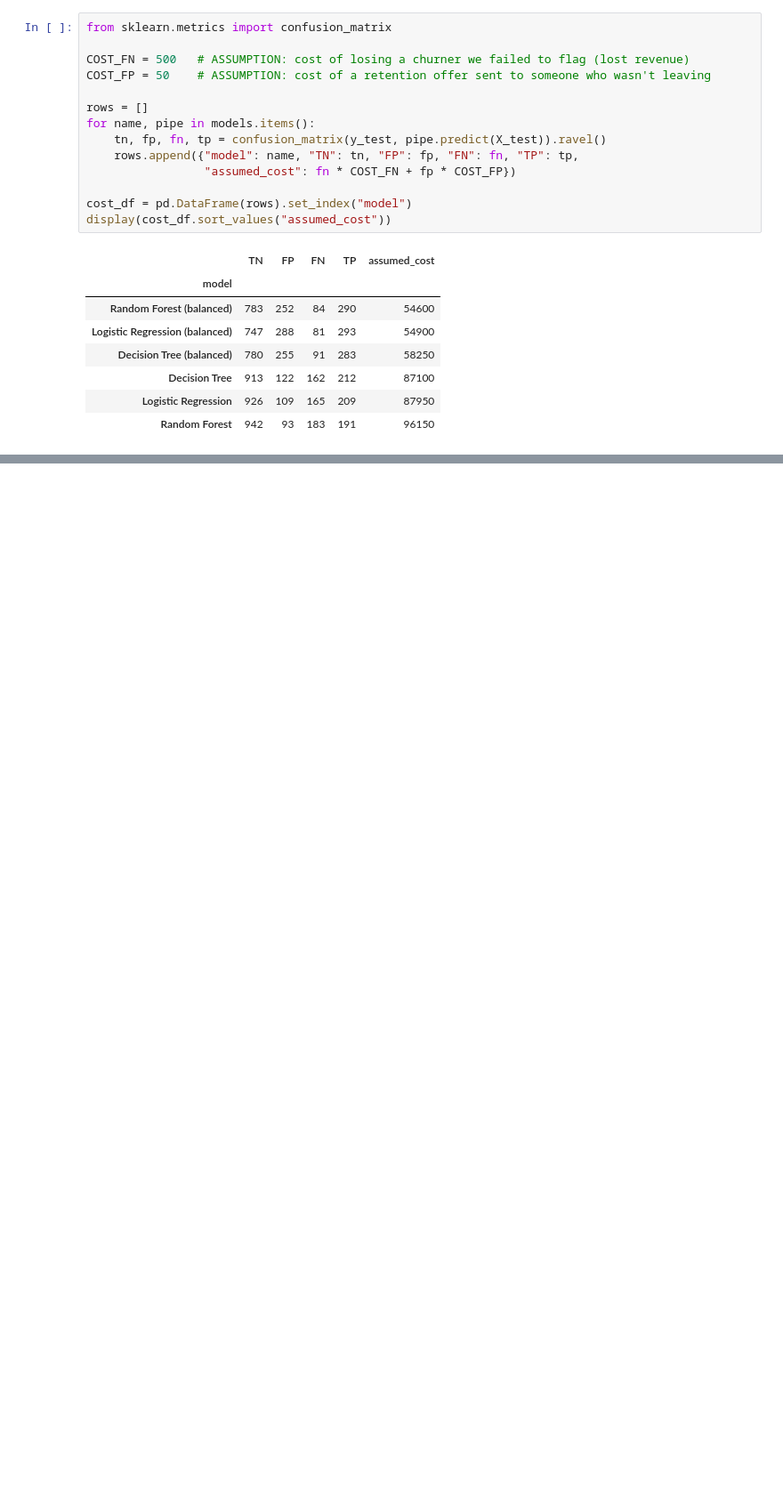
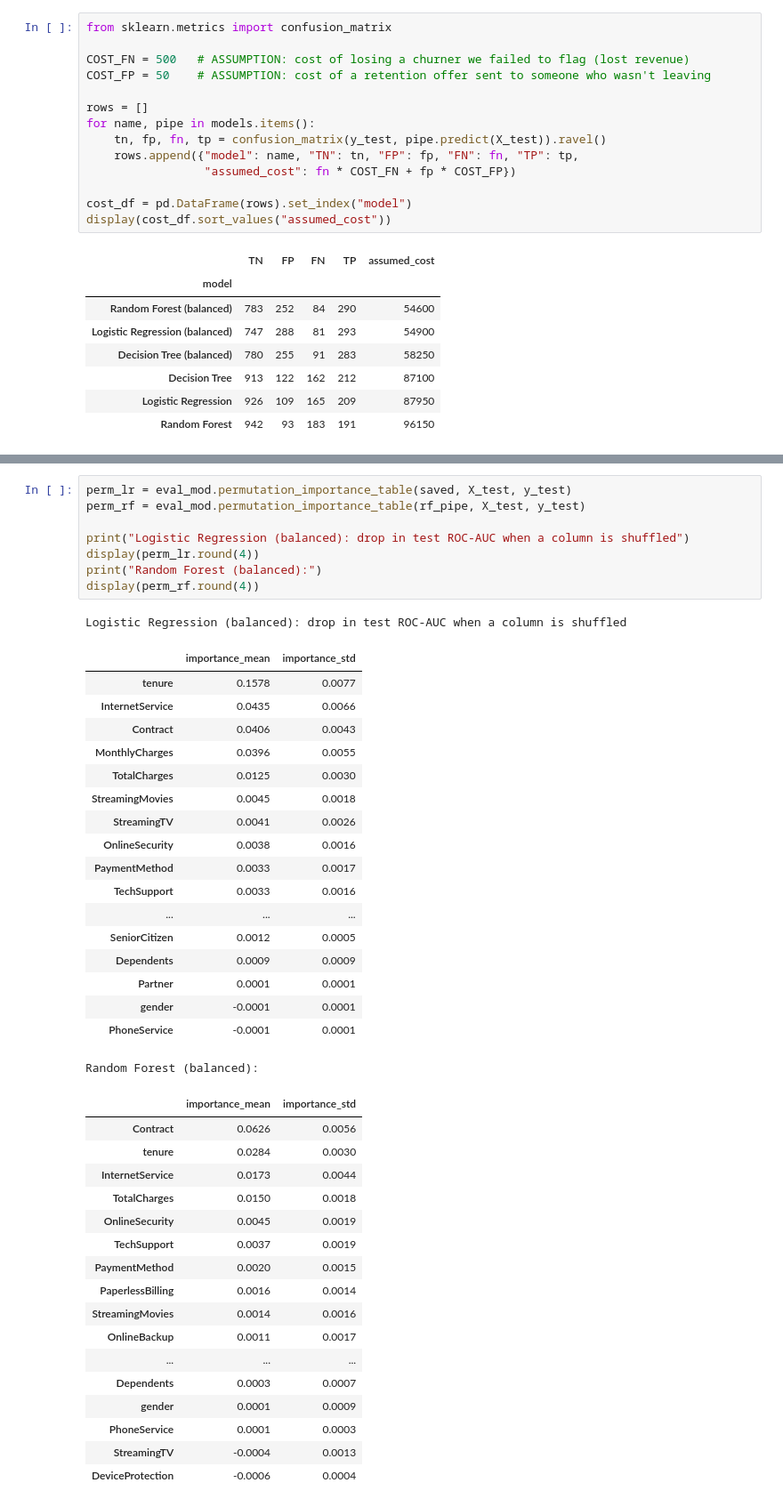
Before and after one commit to pavannangadi/Customer-Churn-Prediction-Telco-, a Jupyter notebook: notebooks/customer_churn_analysis.ipynb, the cells around one changed output, grey strips where cells are left out. Shown at 89% size. Drawn from its saved outputs; the diff is of its cells as text; blank space fills up the shorter version.

```diff
--- a/notebooks/customer_churn_analysis.ipynb
+++ b/notebooks/customer_churn_analysis.ipynb
@@ -400,0 +497,45 @@ display(cost_df.sort_values("assumed_cost"))
+# %%
+perm_lr = eval_mod.permutation_importance_table(saved, X_test, y_test)
+perm_rf = eval_mod.permutation_importance_table(rf_pipe, X_test, y_test)
+
+print("Logistic Regression (balanced): drop in test ROC-AUC when a column is shuffled")
+display(perm_lr.round(4))
+print("Random Forest (balanced):")
+display(perm_rf.round(4))
+# %% [output]
+Logistic Regression (balanced): drop in test ROC-AUC when a column is shuffled
+|  | importance_mean | importance_std |
+| tenure | 0.1578 | 0.0077 |
+| InternetService | 0.0435 | 0.0066 |
+| Contract | 0.0406 | 0.0043 |
+| MonthlyCharges | 0.0396 | 0.0055 |
+| TotalCharges | 0.0125 | 0.0030 |
+| StreamingMovies | 0.0045 | 0.0018 |
+| StreamingTV | 0.0041 | 0.0026 |
+| OnlineSecurity | 0.0038 | 0.0016 |
+| PaymentMethod | 0.0033 | 0.0017 |
+| TechSupport | 0.0033 | 0.0016 |
+| ... | ... | ... |
+| SeniorCitizen | 0.0012 | 0.0005 |
+| Dependents | 0.0009 | 0.0009 |
+| Partner | 0.0001 | 0.0001 |
+| gender | -0.0001 | 0.0001 |
+| PhoneService | -0.0001 | 0.0001 |
+Random Forest (balanced):
+|  | importance_mean | importance_std |
+| Contract | 0.0626 | 0.0056 |
+| tenure | 0.0284 | 0.0030 |
+| InternetService | 0.0173 | 0.0044 |
+| TotalCharges | 0.0150 | 0.0018 |
+| OnlineSecurity | 0.0045 | 0.0019 |
+| TechSupport | 0.0037 | 0.0019 |
+| PaymentMethod | 0.0020 | 0.0015 |
+| PaperlessBilling | 0.0016 | 0.0014 |
+| StreamingMovies | 0.0014 | 0.0016 |
+| OnlineBackup | 0.0011 | 0.0017 |
+| ... | ... | ... |
+| Dependents | 0.0003 | 0.0007 |
+| gender | 0.0001 | 0.0009 |
+| PhoneService | 0.0001 | 0.0003 |
+| StreamingTV | -0.0004 | 0.0013 |
+| DeviceProtection | -0.0006 | 0.0004 |
```
Also changed, not shown: parts of 4 cells of this notebook, 3 other files.
